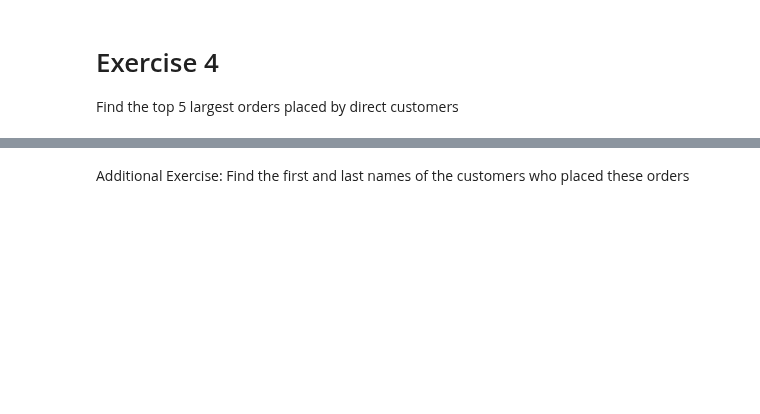
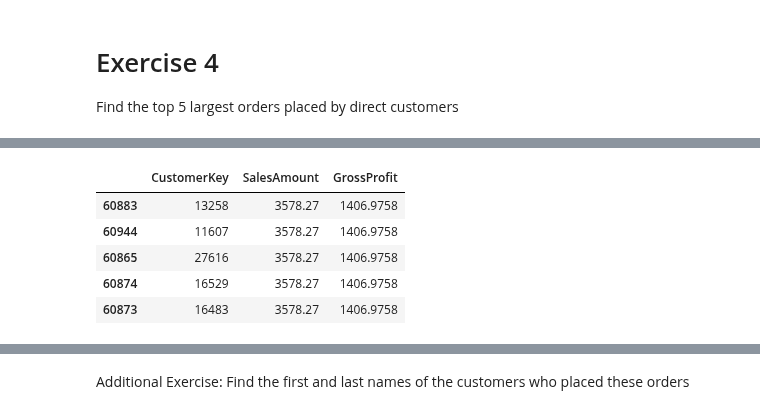
Before and after one commit to org-runink/sql-bootcamp-labs, a Jupyter notebook: solutions/week3_day1_afternoon/wcd-originals/Exercise_Pandas_Data_Processing_Solution.ipynb, the cells around one changed output, grey strips where cells are left out. Saved outputs shown, nothing was run; the diff lists cells and outputs as text; code cells hidden in the pictures; blank space fills up the shorter version.

```diff
--- a/solutions/week3_day1_afternoon/wcd-originals/Exercise_Pandas_Data_Processing_Solution.ipynb
+++ b/solutions/week3_day1_afternoon/wcd-originals/Exercise_Pandas_Data_Processing_Solution.ipynb
@@ -106,7 +263,13 @@ sales_customer['CustomerKey'].value_counts()
 # %%
 # METHOD 1: Using sort_values()
-sales_customer.sort_values(by='SalesAmount', ascending=False)[
-    ['CustomerKey', 'SalesAmount', 'GrossProfit']].head(5)
+sales_customer.sort_values(by='SalesAmount', ascending=False)[['CustomerKey', 'SalesAmount', 'GrossProfit']].head(5)
+# %% [output]
+|  | CustomerKey | SalesAmount | GrossProfit |
+| 60883 | 13258 | 3578.27 | 1406.9758 |
+| 60944 | 11607 | 3578.27 | 1406.9758 |
+| 60865 | 27616 | 3578.27 | 1406.9758 |
+| 60874 | 16529 | 3578.27 | 1406.9758 |
+| 60873 | 16483 | 3578.27 | 1406.9758 |
 # %%
 # METHOD 2: Using rank()
 sales_customer['AmountRank'] = sales_customer['SalesAmount'].rank(ascending=False)
```
Also changed, not shown: parts of 22 cells of this notebook, 2 other files.
